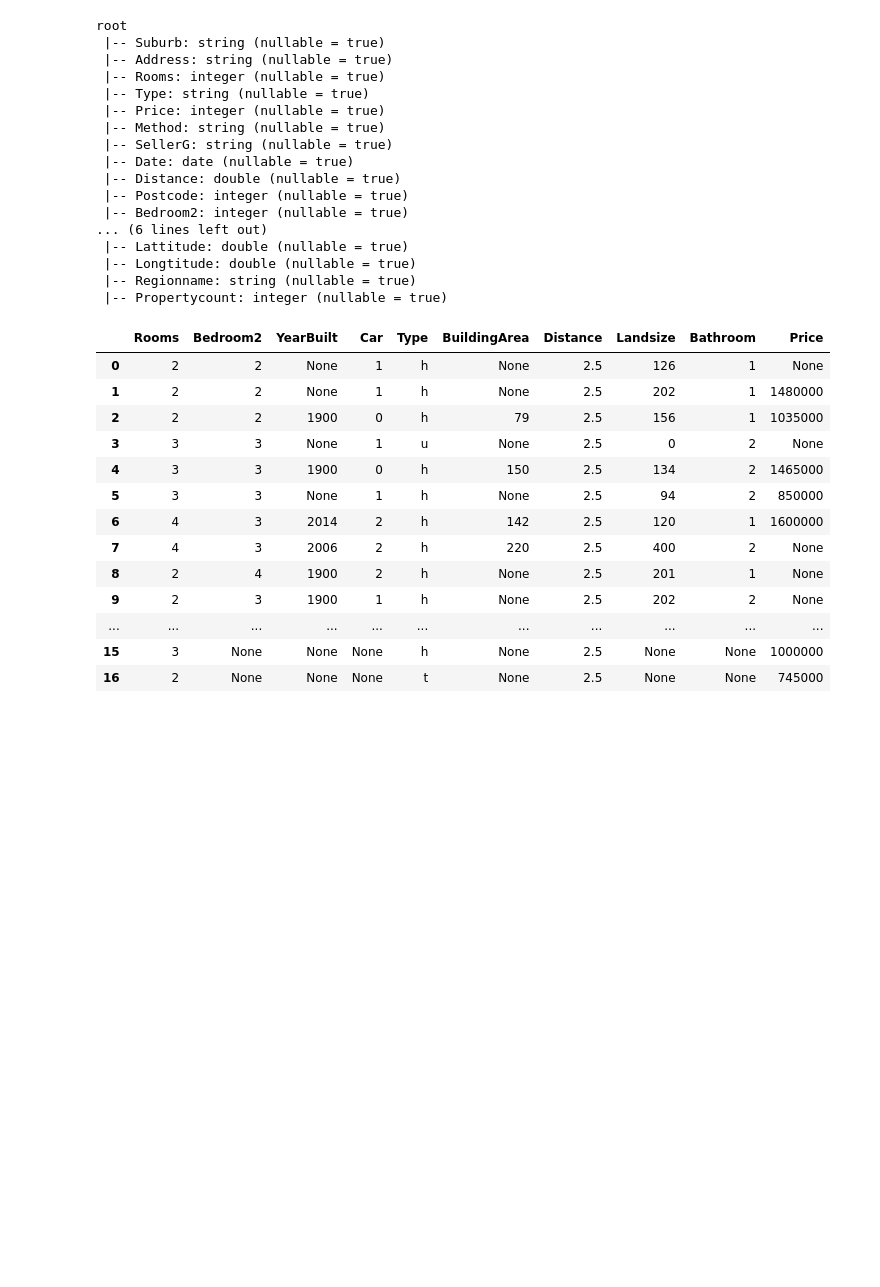
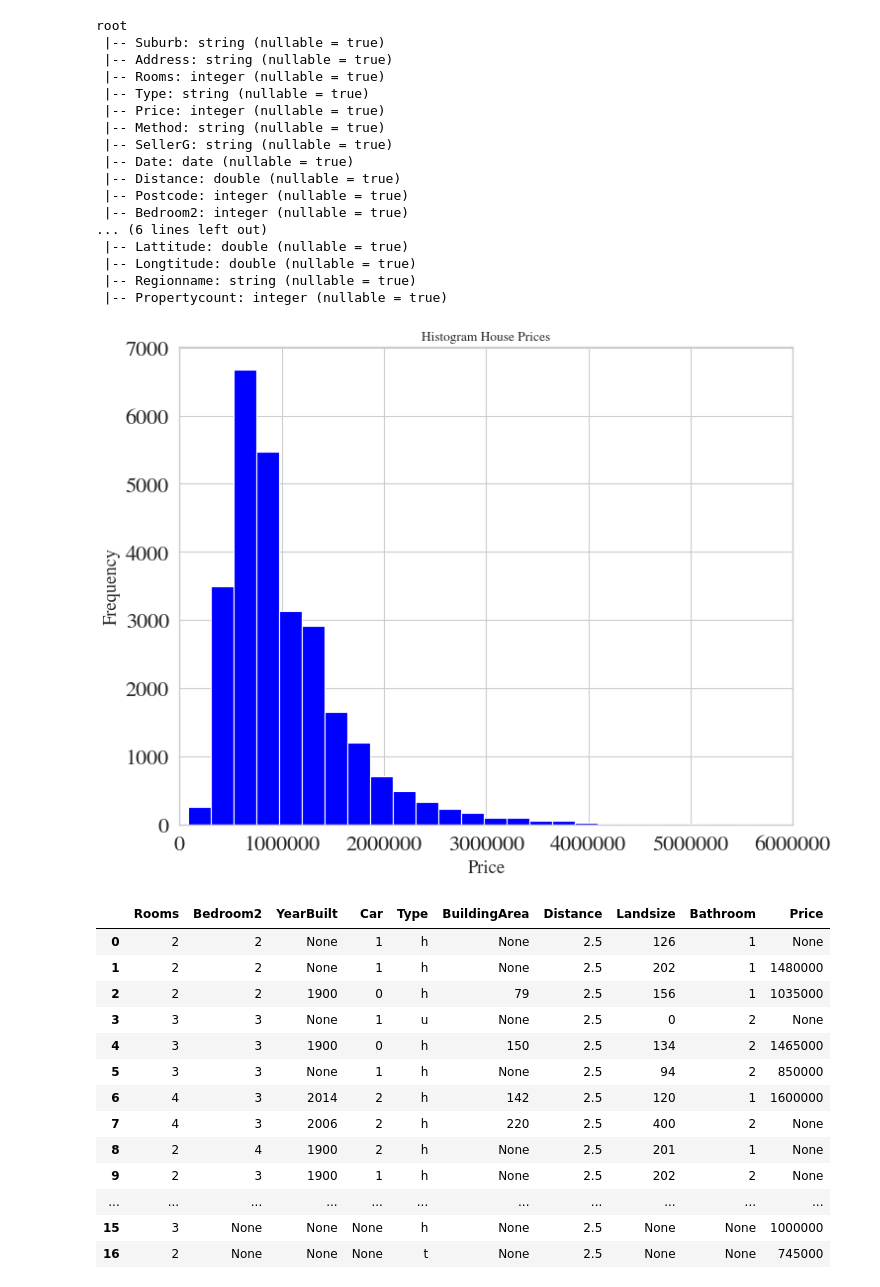
Before and after one commit to misl938/BDAS_misl938, a Jupyter notebook: Iteration4_misl938.ipynb, the cells around one changed output. Drawn from its saved outputs; the diff is of its cells as text; code cells hidden in the pictures; blank space fills up the shorter version.

Commit message:
seaborn added plot working

```diff
--- a/Iteration4_misl938.ipynb
+++ b/Iteration4_misl938.ipynb
@@ -227,6 +214,34 @@ root
  |-- Longtitude: double (nullable = true)
  |-- Regionname: string (nullable = true)
  |-- Propertycount: integer (nullable = true)
+# %%
+from pylab import rcParams
+
+sns.set(style="ticks", color_codes =True)
+sns.set_style("whitegrid")
+rcParams['figure.dpi'] = 80
+rcParams['lines.linewidth'] = 1
+rcParams['axes.facecolor'] = 'white'
+rcParams['patch.edgecolor'] = 'white'
+rcParams['font.family'] = 'StixGeneral'
+rcParams['figure.figsize'] = 10,8
+rcParams['font.size'] = 20
+rcParams['axes.labelsize'] = 'small'
+rcParams['xtick.labelsize'] = 20
+rcParams['ytick.labelsize'] = 20
+# %%
+
+# Make a histogram of all the ratings in the Price column.
+#print ("Skew is:", PriceArr.skew())
+PriceArr = np.array(housing_data.na.drop(subset ='Price').select('Price').collect())
+plt.hist(PriceArr,  bins = 50, color = 'Blue')
+plt.ylabel ('Frequency')
+plt.xlabel ('Price')
+plt.xlim([0, 6000000])
+plt.title ('Histogram House Prices')
+plt.show()
+# %% [output]
+[figure, added]
 # %%
 # to view the selected column(s)
 housing_data.select('Rooms','Bedroom2','YearBuilt','Car','Type','BuildingArea','Distance','Landsize','Bathroom','Price').limit(20).toPandas()
```
Also changed, not shown: parts of 3 cells of this notebook.
